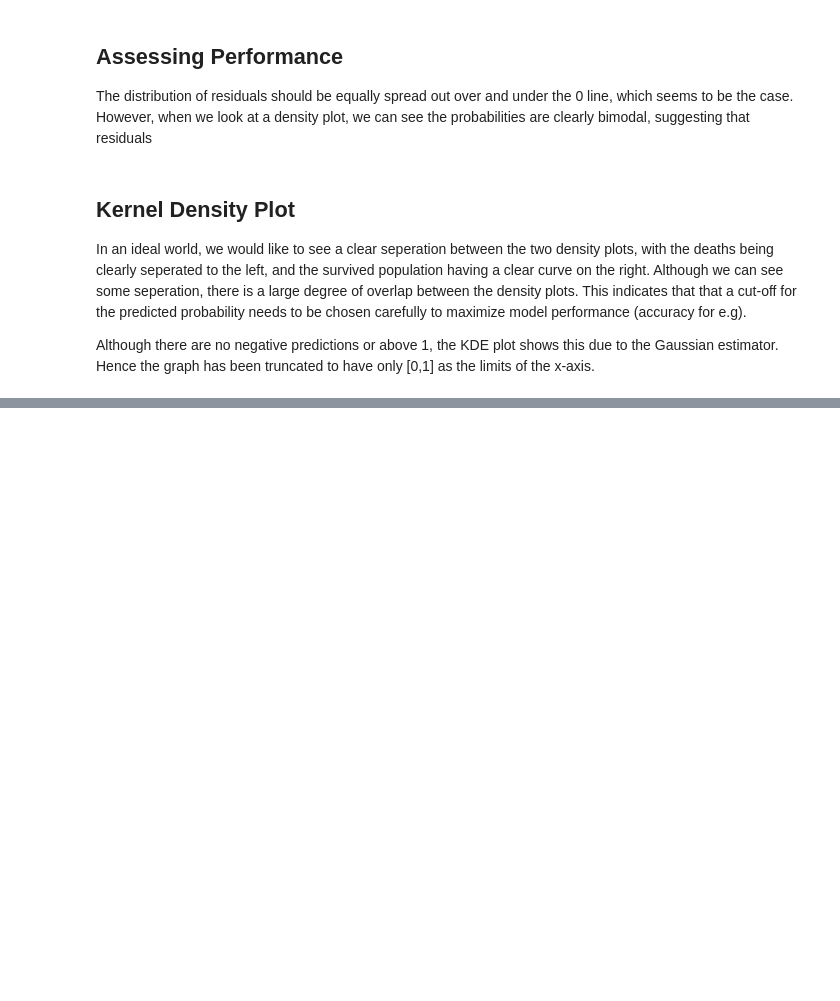
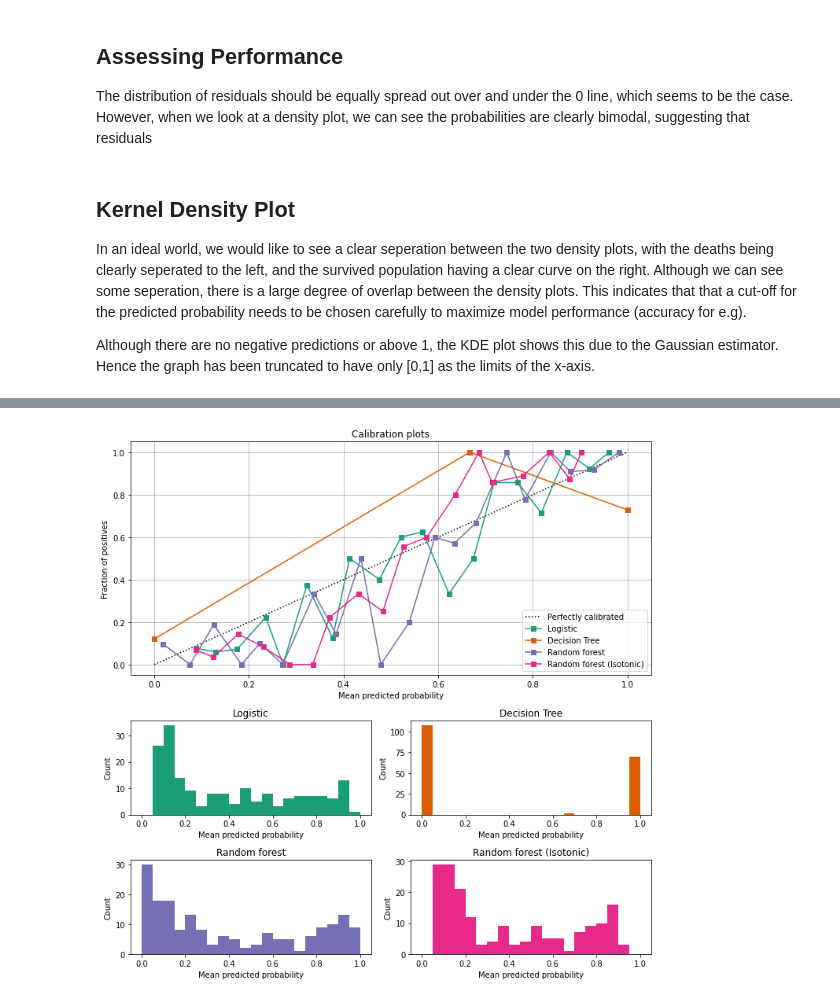
Before and after one commit to asimdatye/Kaggle-Titanic-Challenge, a Jupyter notebook: modeldev.ipynb, the cells around one changed output, grey strips where cells are left out. Saved outputs shown, nothing was run; the diff lists cells and outputs as text; code cells hidden in the pictures; blank space fills up the shorter version.

```diff
--- a/modeldev.ipynb
+++ b/modeldev.ipynb
@@ -202,0 +263,55 @@ plt.show()
+# %%
+logit = LogisticRegression()
+dt = DecisionTreeClassifier()
+rf = RandomForestClassifier()
+calibrated_rf = CalibratedClassifierCV(base_estimator=rf, cv=3)
+
+clf_list = [
+    (logit, "Logistic"),
+    (dt, "Decision Tree"),
+    (rf, "Random forest"),
+    (calibrated_rf, "Random forest (Isotonic)"),
+
+]
+
+fig = plt.figure(figsize=(10, 10))
+gs = GridSpec(4, 2)
+colors = plt.cm.get_cmap("Dark2")
+
+ax_calibration_curve = fig.add_subplot(gs[:2, :2])
+calibration_displays = {}
+for i, (clf, name) in enumerate(clf_list):
+    clf.fit(X_train, y_train)
+    display = CalibrationDisplay.from_estimator(
+        clf,
+        X_test,
+        y_test,
+        n_bins=10,
+        name=name,
+        ax=ax_calibration_curve,
+        color=colors(i),
+    )
+    calibration_displays[name] = display
+
+ax_calibration_curve.grid()
+ax_calibration_curve.set_title("Calibration plots")
+
+# Add histogram
+grid_positions = [(2, 0), (2, 1), (3, 0), (3, 1)]
+for i, (_, name) in enumerate(clf_list):
+    row, col = grid_positions[i]
+    ax = fig.add_subplot(gs[row, col])
+
+    ax.hist(
+        calibration_displays[name].y_prob,
+        range=(0, 1),
+        bins=10,
+        label=name,
+        color=colors(i),
+    )
+    ax.set(title=name, xlabel="Mean predicted probability", ylabel="Count")
+
+plt.tight_layout()
+plt.show()
+# %% [output]
+[figure, added]
```
Also changed, not shown: parts of 15 cells of this notebook.
